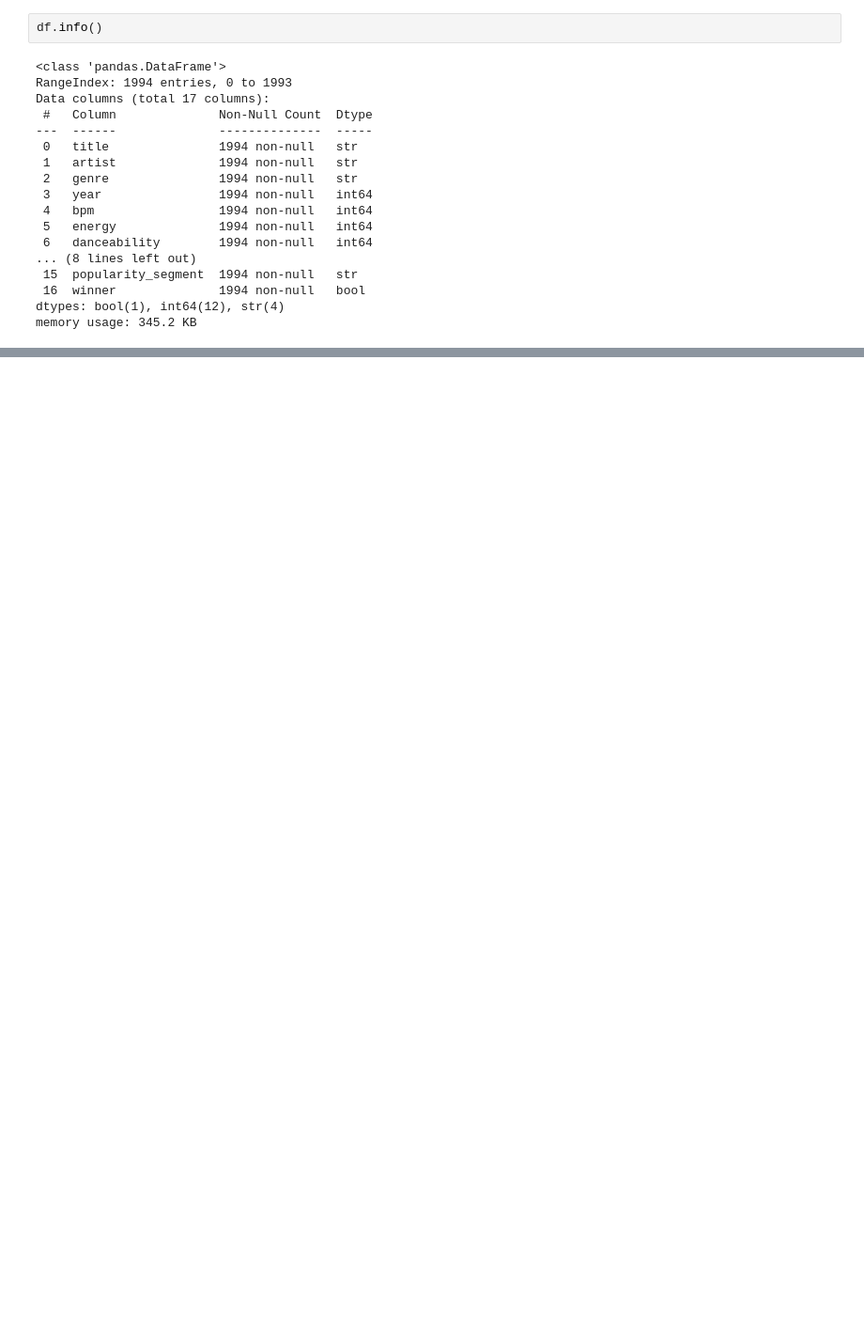
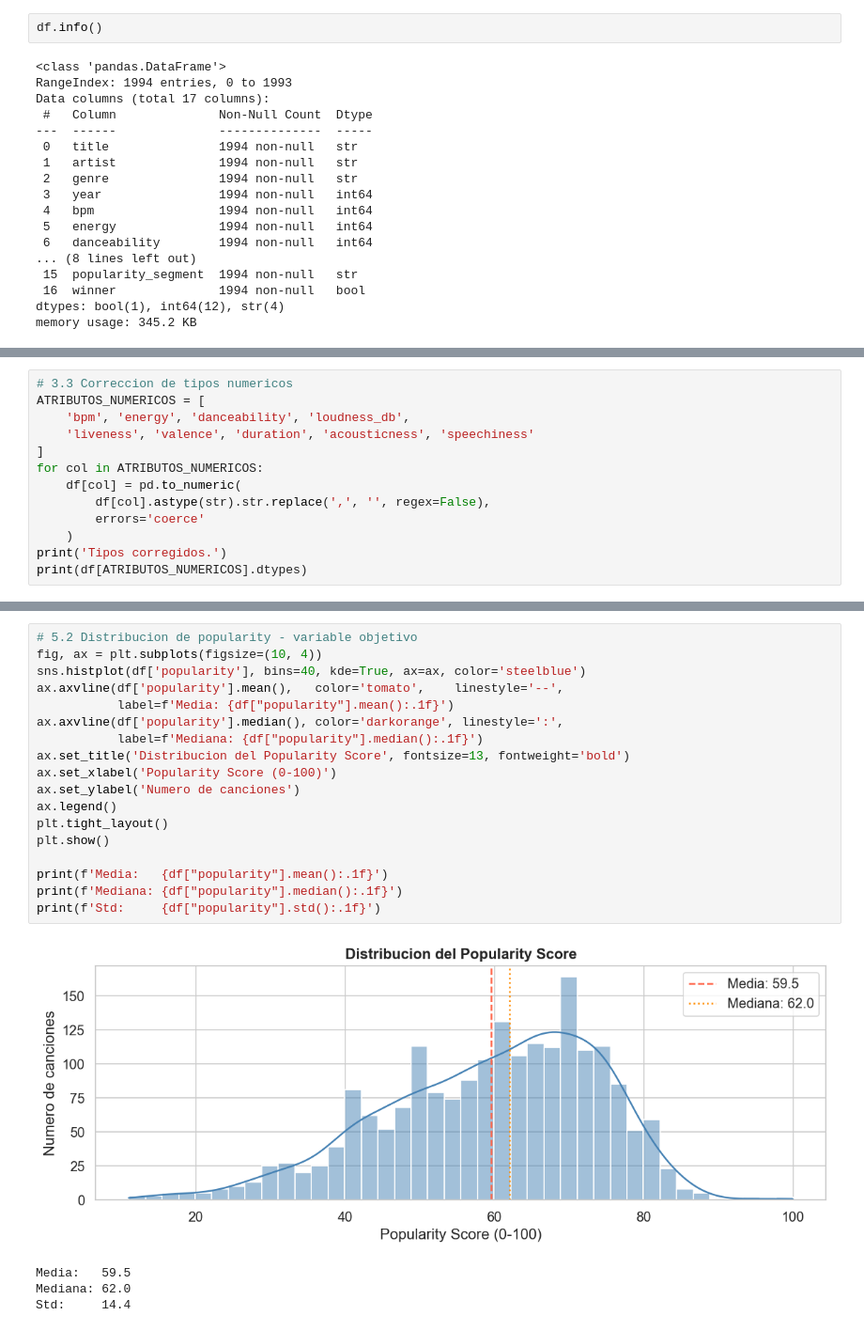
Before and after one commit to aldotoms/spotify-streaming-audit-tripleten-g3, a Jupyter notebook: notebooks/Hackathon_Data.ipynb, the cells around one changed output, grey strips where cells are left out. Shown at 94% size. Cells and saved outputs as stored; diff of their text form; blank space fills up the shorter version.

```diff
--- a/notebooks/Hackathon_Data.ipynb
+++ b/notebooks/Hackathon_Data.ipynb
@@ -534,0 +158,13 @@ for _, row in top6_pares.iterrows():
+# %%
+# 3.3 Correccion de tipos numericos
+ATRIBUTOS_NUMERICOS = [
+    'bpm', 'energy', 'danceability', 'loudness_db',
+    'liveness', 'valence', 'duration', 'acousticness', 'speechiness'
+]
+for col in ATRIBUTOS_NUMERICOS:
+    df[col] = pd.to_numeric(
+        df[col].astype(str).str.replace(',', '', regex=False),
+        errors='coerce'
+    )
+print('Tipos corregidos.')
+print(df[ATRIBUTOS_NUMERICOS].dtypes)
@@ -534,0 +282,23 @@ for _, row in top6_pares.iterrows():
+# %%
+# 5.2 Distribucion de popularity - variable objetivo
+fig, ax = plt.subplots(figsize=(10, 4))
+sns.histplot(df['popularity'], bins=40, kde=True, ax=ax, color='steelblue')
+ax.axvline(df['popularity'].mean(),   color='tomato',    linestyle='--',
+           label=f'Media: {df["popularity"].mean():.1f}')
+ax.axvline(df['popularity'].median(), color='darkorange', linestyle=':',
+           label=f'Mediana: {df["popularity"].median():.1f}')
+ax.set_title('Distribucion del Popularity Score', fontsize=13, fontweight='bold')
+ax.set_xlabel('Popularity Score (0-100)')
+ax.set_ylabel('Numero de canciones')
+ax.legend()
+plt.tight_layout()
+plt.show()
+
+print(f'Media:   {df["popularity"].mean():.1f}')
+print(f'Mediana: {df["popularity"].median():.1f}')
+print(f'Std:     {df["popularity"].std():.1f}')
+# %% [output]
+[figure, added]
+Media:   59.5
+Mediana: 62.0
+Std:     14.4
```
Also changed, not shown: parts of 71 cells of this notebook.
